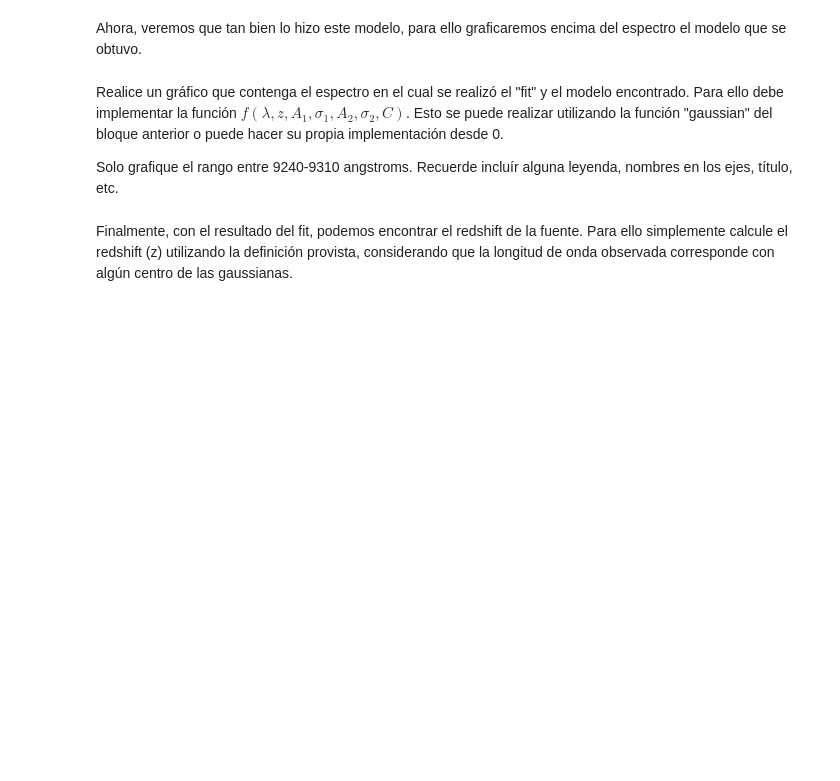
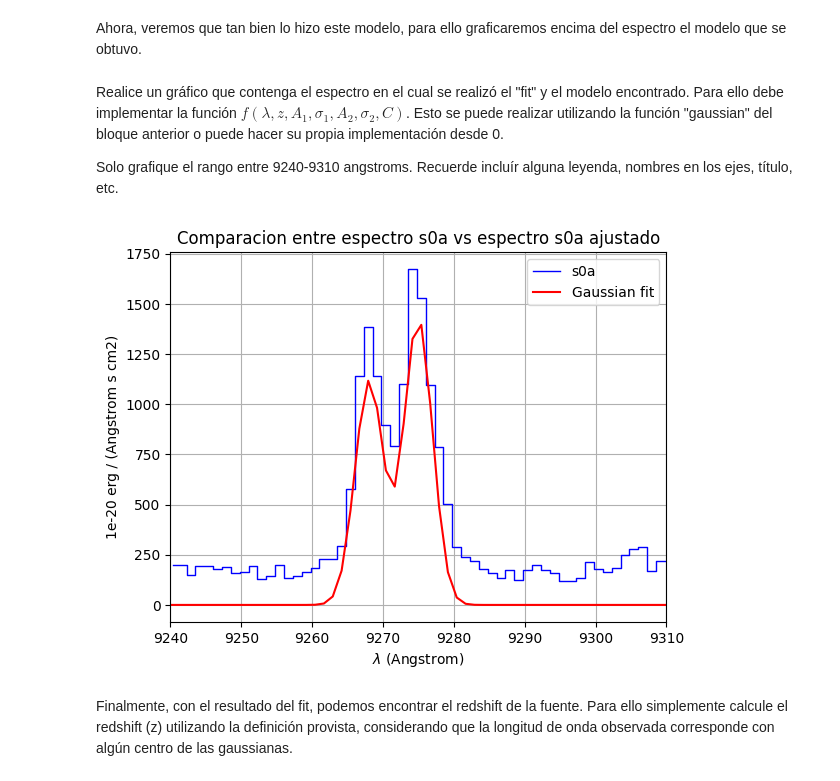
Before and after one commit to JoseAguirre-10/Tarea-4, a Jupyter notebook: Tarea4.ipynb, the cells around one changed output. Cells and saved outputs as stored; diff of their text form; code cells hidden in the pictures; blank space fills up the shorter version.

```diff
--- a/Tarea4.ipynb
+++ b/Tarea4.ipynb
@@ -355,3 +360,18 @@ Solo grafique el rango entre 9240-9310 angstroms. Recuerde incluír alguna leyen
+# %%
+# Inserte aquí su gráfico:
+
+lamda_espectro = espectro_s0a.wave.coord() # dada la documentacion nos entrega la longitud de onda del espectro.
+y = gaussian(lamda_espectro, fit1.lpeak, fit1.fwhm, fit1.peak) + gaussian(lamda_espectro, fit2.lpeak, fit2.fwhm, fit2.peak)
+
+espectro_s0a.plot(lmin= 9240, lmax= 9310, label='s0a', c = 'blue')
+plt.plot(lamda_espectro,y, label = 'Gaussian fit', c = 'red')
+plt.legend()
+plt.grid()
+plt.xlim(9240,9310)
+plt.title('Comparacion entre espectro s0a vs espectro s0a ajustado')
+plt.show()
+# %% [output]
+[figure, added]
 # %% [markdown]
 Finalmente, con el resultado del fit, podemos encontrar el redshift de la fuente. Para ello simplemente calcule el redshift (z) utilizando la definición provista, considerando que la longitud de onda observada corresponde con algún centro de las gaussianas.
 # %%
```
Also changed, not shown: parts of 4 cells of this notebook.
